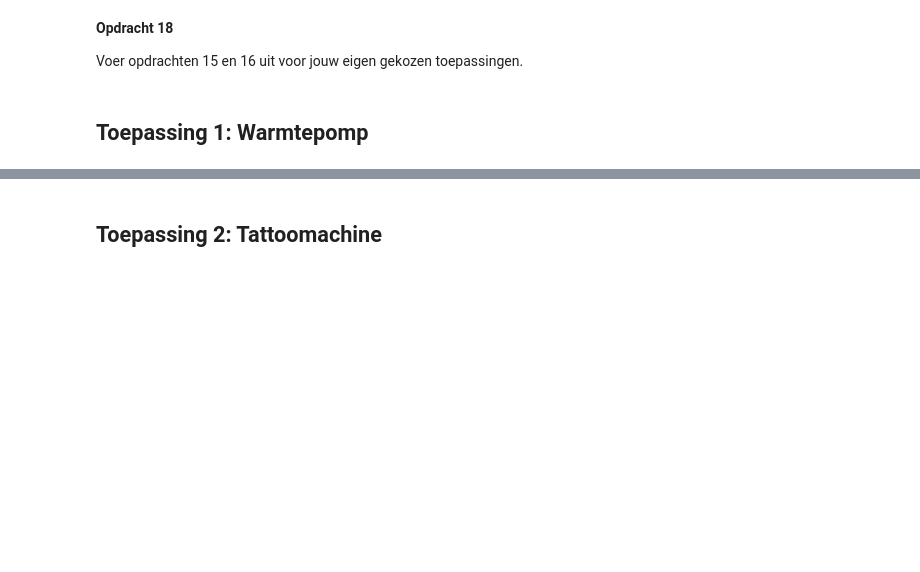
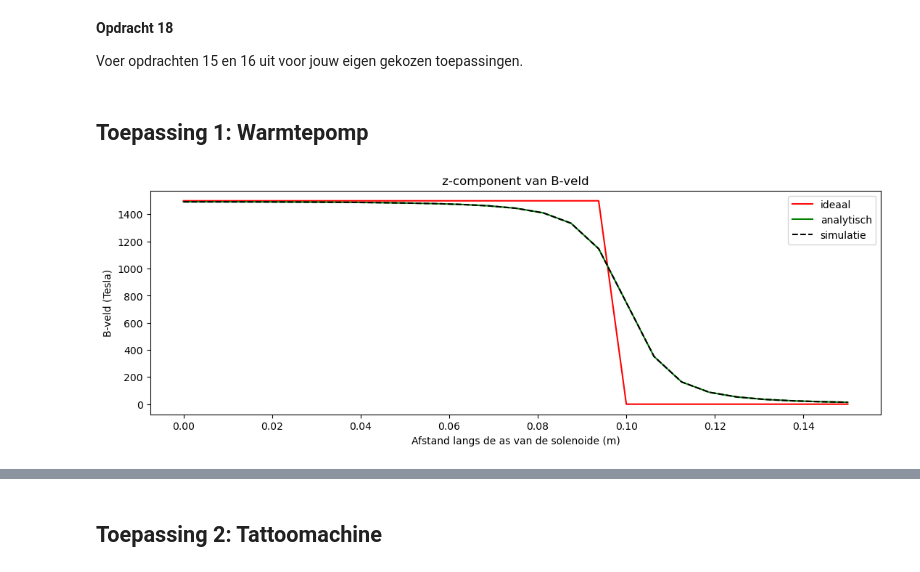
Before and after one commit to MethodG/DEF-D-Repo, a Jupyter notebook: 2KrachtactuatorOpdracht/2KrachtactuatorOpdracht/KrachtactuatorOpdracht.ipynb, the cells around one changed output, grey strips where cells are left out. Drawn from its saved outputs; the diff is of its cells as text; code cells hidden in the pictures; blank space fills up the shorter version.

```diff
--- a/2KrachtactuatorOpdracht/2KrachtactuatorOpdracht/KrachtactuatorOpdracht.ipynb
+++ b/2KrachtactuatorOpdracht/2KrachtactuatorOpdracht/KrachtactuatorOpdracht.ipynb
@@ -554,66 +589,39 @@ Voer opdrachten 15 en 16 uit voor jouw eigen gekozen toepassingen.
 ###
 ###Jullie code hier###
 ###
-r_sol = 0.01# Straal solenoide
-L_sol = 0.2# Lengte solenoide
-N_d =  150# Aantal omwentellingen
-step = 360# resolutie per omwentelling
-N = round(N_d*step)# Aantal wikkeling
-l_draad = np.sqrt((2*np.pi*N*r_sol)**2+(L_sol)**2)# Lengte draad
-n = N_d/L_sol
-
-x, y, z = parametrisatie(N, r_sol, N_d, L_sol)
-r_veld = np.array([0,0,0])
-
-dH_list = []
-dl_list = []
-r_source_list = []
-
-for i in range(N-1):
-    r_source = np.array([x[i+1],y[i+1],z[i+1]])
-    dl = np.array([(x[i+1]-x[i]), y[i+1]-y[i], z[i+1]-z[i]])
-    dH = field_current_element(r_veld,r_source,dl, I2)
-
-    dH_list.append(dH[2])
-    dl_list.append(dl)
-    r_source_list.append(r_source)
-
-z_ax=np.linspace(0, 1.5*L_sol/2, n_ax)
-
-dl = np.array(dl_list)
-r_source = np.array(r_source_list)
 
 for i_field in range(n_ax):
-    print(f"\rIfield =  {i_field}", end="") # Print welk element van het veld nu berekend wordt.
+    #print(f"\rIfield =  {i_field}", end="") # Print welk element van het veld nu berekend wordt.
     # Bepaal de field coordinate
     r_field = np.array([0,0,z_ax[i_field]])
     Hsimulated=np.array([0,0,0], dtype='float64')
     for i_source in np.arange(1, N):
         # Bepaal dl en r_source en gebruik
         dl_single = dl[i_source-1]
         r_source_single = r_source[i_source-1]
         Hsimulated += field_current_element(r_field, r_source_single, dl_single, I2)
-        print(f"Ifield =  {i_field}", end="")
+        #print(f"Ifield =  {i_field}", end="")
 
     # selecting the z-component
     H_ax[i_field,0]=Hsimulated[2]
 
 H_theor = I2 * n
 H_veld_ideaal=H_theor*np.ones(n_ax)*(1.0*(z_ax < L_sol/2))
 
 # dit is nog een aardige analytische uitdrukking die je kan uitrekenen voor de z-component op de as van een solenoide met eindige lengte
 H_veld_analytisch=(N_d * I2 / L_sol / 2) * ((L_sol / 2-z_ax) / np.sqrt((z_ax- L_sol/2)**2 + r_sol**2) + (L_sol / 2+z_ax) / np.sqrt((z_ax+ L_sol/2)**2 + r_sol**2))
 
 plt.figure(figsize=[13,4])
-plt.subplot(131)
 plt.title('z-component van B-veld')
 plt.plot(z_ax, H_veld_ideaal, '-r', label='ideaal')
 plt.plot(z_ax, H_veld_analytisch, '-g', label='analytisch')
 plt.plot(z_ax, H_ax, '--k', label='simulatie')
 plt.xlabel('Afstand langs de as van de solenoide (m)')
 plt.ylabel('B-veld (Tesla)')
 plt.legend()
 plt.show()
+# %% [output]
+[figure, added]
 # %%
 # integrate the field up to point z_p
 Wz=-0.5*np.pi*r_sol**2*np.cumsum(np.flipud(H_ax)*mu_r*mu_0*np.flipud(H_ax))*(z_ax[1] - z_ax[0])
```
Also changed, not shown: parts of 10 cells of this notebook.
